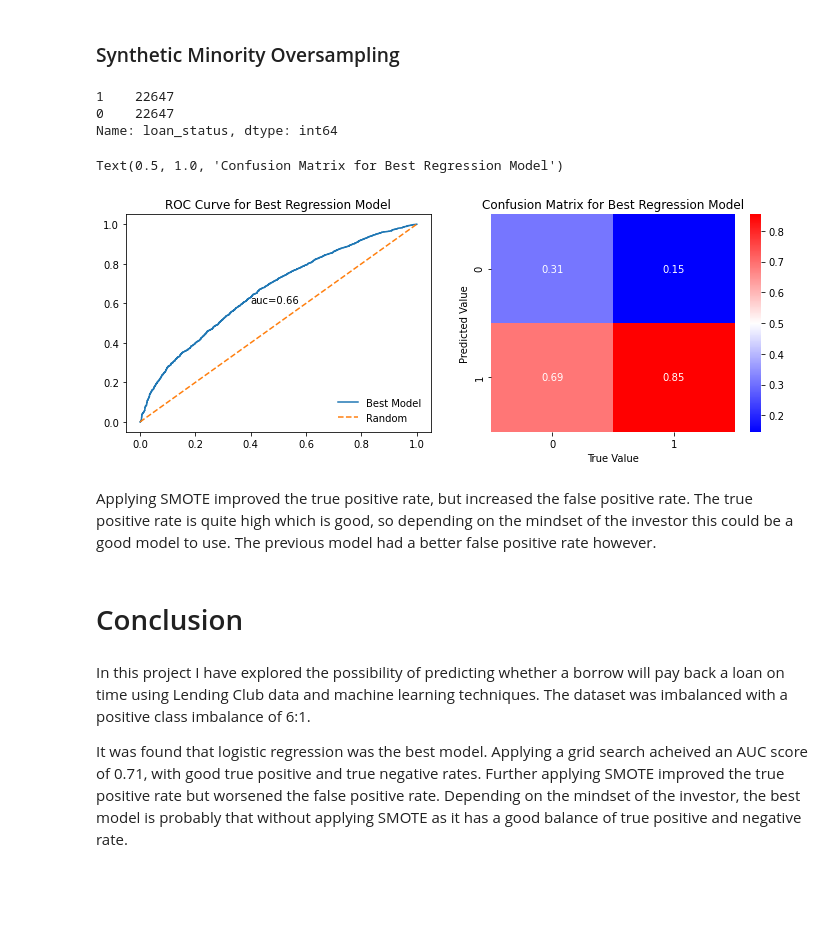
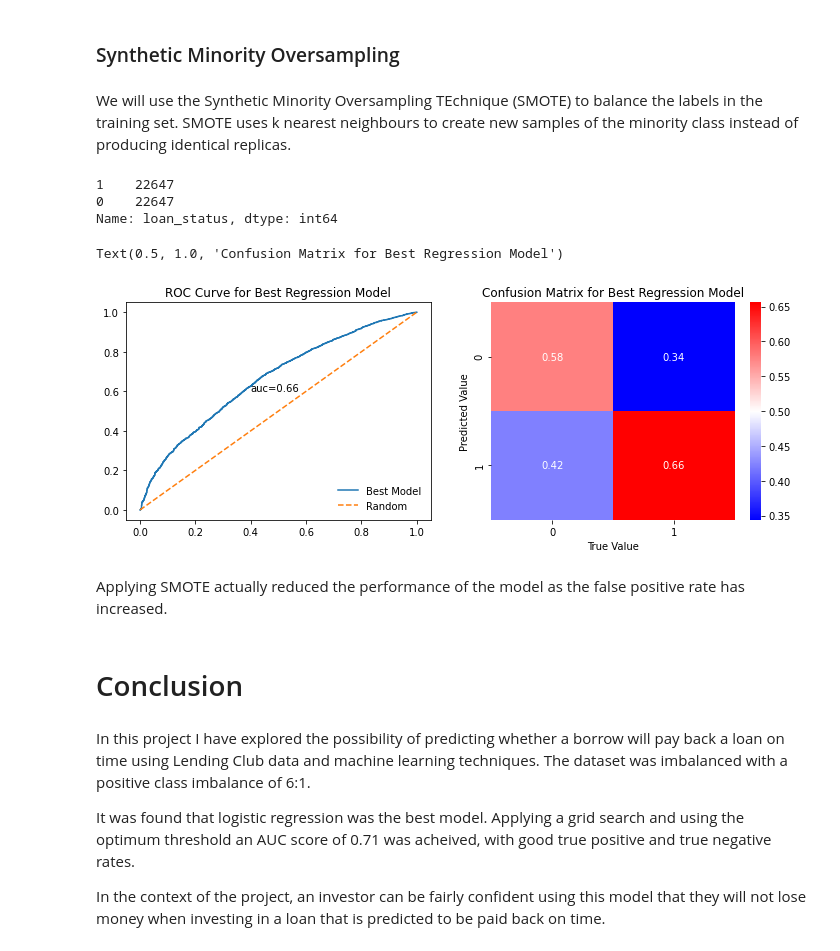
Before and after one commit to billy-moore-98/loan-prediction, a Jupyter notebook: loan_prediction_model.ipynb, the cells around one changed output. Drawn from its saved outputs; the diff is of its cells as text; code cells hidden in the pictures; blank space fills up the shorter version.

```diff
--- a/loan_prediction_model.ipynb
+++ b/loan_prediction_model.ipynb
@@ -448,3 +484,5 @@ sns.heatmap(conf, annot=True, cmap='bwr')
 # %% [markdown]
 ### Synthetic Minority Oversampling
+# %% [markdown]
+We will use the Synthetic Minority Oversampling TEchnique (SMOTE) to balance the labels in the training set. SMOTE uses k nearest neighbours to create new samples of the minority class instead of producing identical replicas.
 # %%
@@ -456,42 +498,57 @@ numerical = X_resampled.columns[(X_resampled.dtypes == 'float64') | (X_resampled
 X_resampled[numerical] = scaler.fit_transform(X_resampled[numerical])
-# %%
-y_resampled.value_counts()
-# %% [output]
-1    22647
-0    22647
-Name: loan_status, dtype: int64
+# %%
+# check the data is balanced
+y_resampled.value_counts()
+# %% [output]
+1    22647
+0    22647
+Name: loan_status, dtype: int64
 # %%
+# fit the best model to the resampled data
 grid.best_estimator_.fit(X_resampled, y_resampled)
 
+# predict probabilities
 probs_resampled = grid.best_estimator_.predict_proba(X_test)
 
-fp, tp, _ = roc_curve(y_test, probs_resampled[:,1])
+# calculate false positives, true positives and corresponding thresholds
+fp, tp, threshold = roc_curve(y_test, probs_resampled[:,1])
+
+# compute auc score metric
 auc = roc_auc_score(y_test, probs_resampled[:,1])
 
+# compute gmeans and identify the optimum threshold value
+gmeans = (tp*(1-fp))**0.5
+ix = np.argmax(gmeans)
+opt_threshold = threshold[ix]
+
+# predict class labels using optimum threshold
 predict = np.where(probs_resampled[:,1] >= opt_threshold, 1, 0)
 
+# plot ROC curve and confusion matrix for new model
 conf = confusion_matrix(y_test, predict).T
 conf = conf.astype('float') / conf.sum(axis=0)
 
 fig, ax = plt.subplots(1, 2)
 fig.set_figwidth(12)
 ax[0].plot(fp, tp, label='Best Model')
 ax[0].plot([0,1], [0,1], linestyle='--', label='Random')
 ax[0].text(0.4, 0.6, 'auc={}'.format(round(auc, 2)))
 ax[0].set_title('ROC Curve for Best Regression Model')
 ax[0].legend(loc='lower right', frameon=False)
 sns.heatmap(conf, annot=True, cmap='bwr', ax=ax[1])
 ax[1].set_xlabel('True Value')
 ax[1].set_ylabel('Predicted Value')
 ax[1].set_title('Confusion Matrix for Best Regression Model')
 # %% [output]
 Text(0.5, 1.0, 'Confusion Matrix for Best Regression Model')
-[figure, old version]
+[figure, new version]
-# %% [markdown]
-Applying SMOTE improved the true positive rate, but increased the false positive rate. The true positive rate is quite high which is good, so depending on the mindset of the investor this could be a good model to use. The previous model had a better false positive rate however.
+# %% [markdown]
+Applying SMOTE actually reduced the performance of the model as the false positive rate has increased.
 # %% [markdown]
 # Conclusion
 # %% [markdown]
 In this project I have explored the possibility of predicting whether a borrow will pay back a loan on time using Lending Club data and machine learning techniques. The dataset was imbalanced with a positive class imbalance of 6:1.
 
-It was found that logistic regression was the best model. Applying a grid search acheived an AUC score of 0.71, with good true positive and true negative rates. Further applying SMOTE improved the true positive rate but worsened the false positive rate. Depending on the mindset of the investor, the best model is probably that without applying SMOTE as it has a good balance of true positive and negative rate.
+It was found that logistic regression was the best model. Applying a grid search and using the optimum threshold an AUC score of 0.71 was acheived, with good true positive and true negative rates.
+
+In the context of the project, an investor can be fairly confident using this model that they will not lose money when investing in a loan that is predicted to be paid back on time.
```
Also changed, not shown: parts of 22 cells of this notebook.
